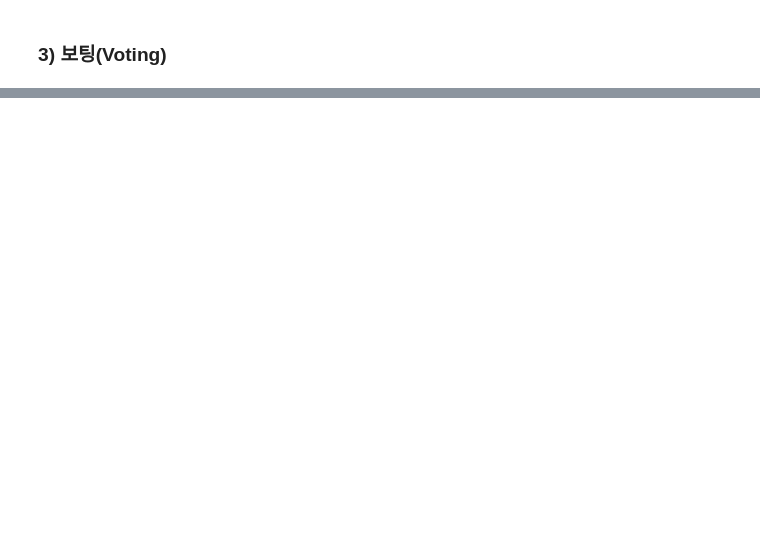
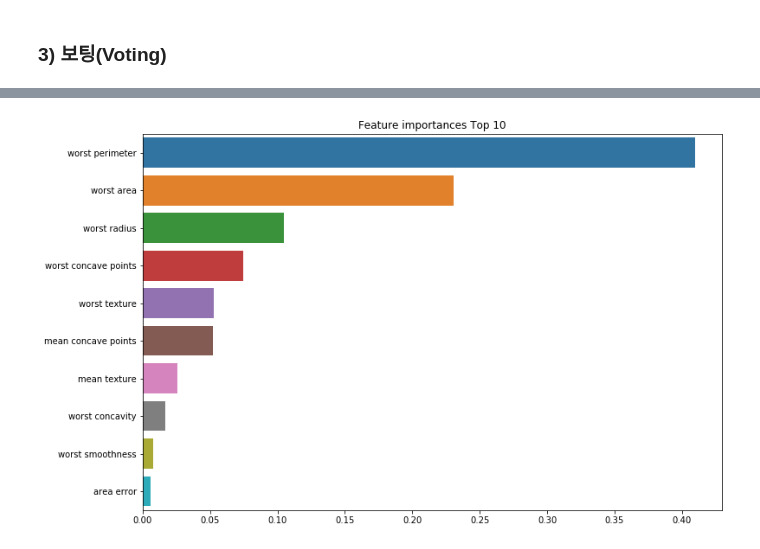
Before and after one commit to minhyeok2487/ML_DL_Practice, a Jupyter notebook: Classification_Practice/보팅, 배깅, 부스팅/Voting_위스콘신 유방암 예측.ipynb, the cells around one changed output, grey strips where cells are left out. Cells and saved outputs as stored; diff of their text form; code cells hidden in the pictures; blank space fills up the shorter version.

Commit message:
docs : Voting Classification_practice
Voting Classification_practice
sklearn Breast Cancer Dataset

```diff
--- a/Classification_Practice/보팅, 배깅, 부스팅/Voting_위스콘신 유방암 예측.ipynb
+++ b/Classification_Practice/보팅, 배깅, 부스팅/Voting_위스콘신 유방암 예측.ipynb
@@ -74,0 +96,8 @@ Voting Classifier 모델의 정확도:0.9561
+# %%
+start_time = time.time()
+
+clf_gb = GradientBoostingClassifier(random_state = 1)
+clf_gb.fit(X_train, y_train)
+pred_gb = clf_gb.predict(X_test)
+print("Gradient Boosting Machine 모델의 정확도:{0:.4f}".format(accuracy_score(y_test, pred_gb)))
+print("Gradient Boosting Machine 모델 수행 시간:{0:.4f}초".format(time.time()-start_time))
@@ -74,0 +113,12 @@ Voting Classifier 모델의 정확도:0.9561
+# %%
+from sklearn.model_selection import GridSearchCV
+
+params = {
+    'n_estimators' : [100, 500],
+    'learning_rate' : [0.05, 0.1, 0.15]
+}
+
+grid_cv = GridSearchCV(clf_gb, param_grid=params, cv = 2, verbose=1)
+grid_cv.fit(X_train, y_train)
+print('GridSearchCV 최고 평균 정확도 수치: {0:.4f}'.format(grid_cv.best_score_))
+print('GridSearchCV 최적 하이퍼 파라미터:', grid_cv.best_params_)
@@ -74,0 +131,6 @@ Voting Classifier 모델의 정확도:0.9561
+# %%
+best_dt_model = grid_cv.best_estimator_
+
+pred = best_dt_model.predict(X_test)
+accuracy = accuracy_score(y_test, pred)
+print("Gradient Boosting Machine Classifier 정확도 : {0:.4f}".format(accuracy))
@@ -74,0 +141,6 @@ Voting Classifier 모델의 정확도:0.9561
+# %%
+importances_values = best_dt_model.feature_importances_
+
+importances = pd.Series(importances_values, index=cancer_df.columns)
+importances = importances.sort_values(ascending=False)[:10]
+importances
@@ -74,0 +159,7 @@ Voting Classifier 모델의 정확도:0.9561
+# %%
+plt.figure(figsize=(12,8))
+plt.title("Feature importances Top 10")
+sns.barplot(x = importances, y = importances.index)
+plt.show()
+# %% [output]
+[figure, added]
```
Also changed, not shown: parts of 13 cells of this notebook.
